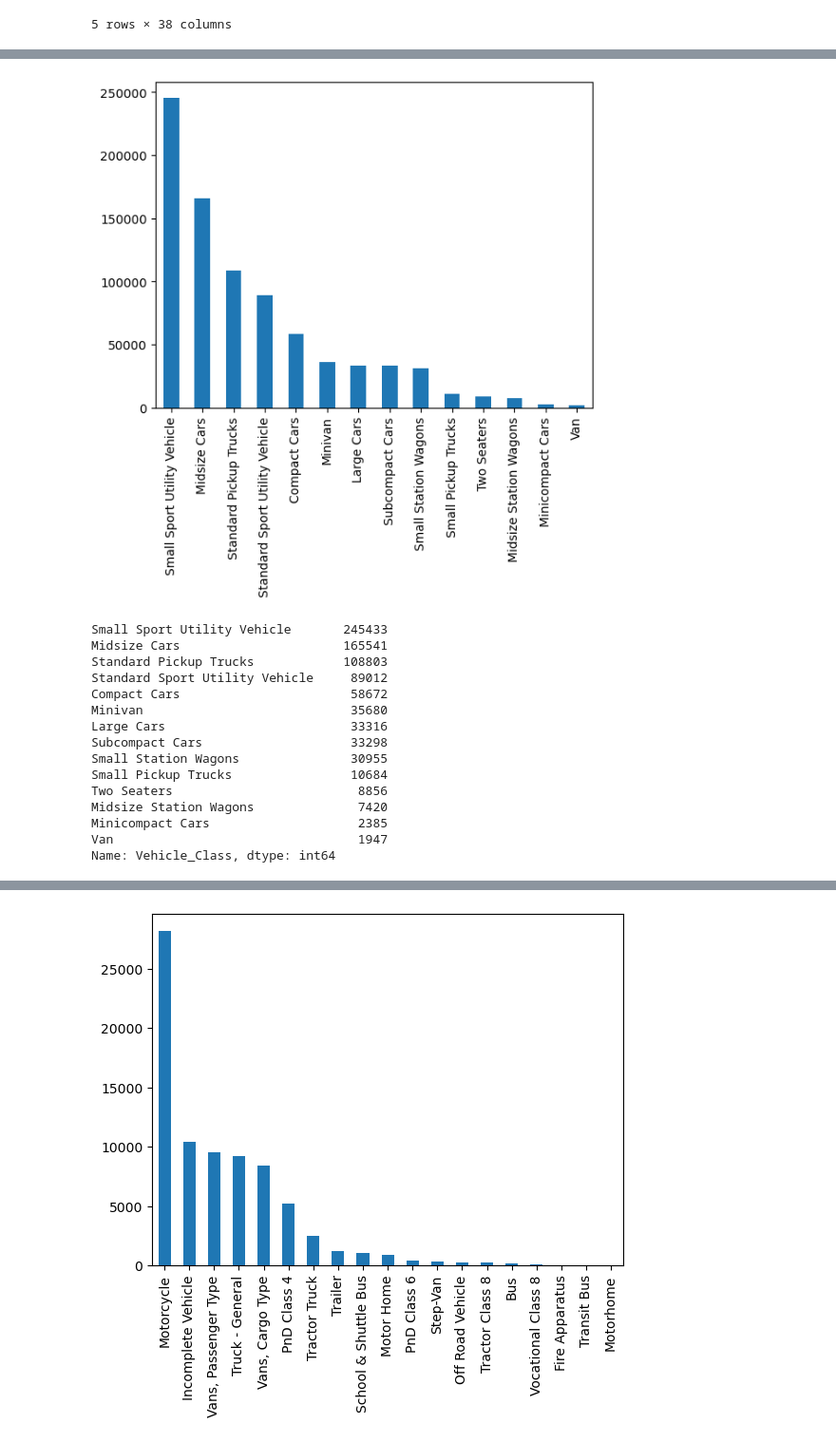
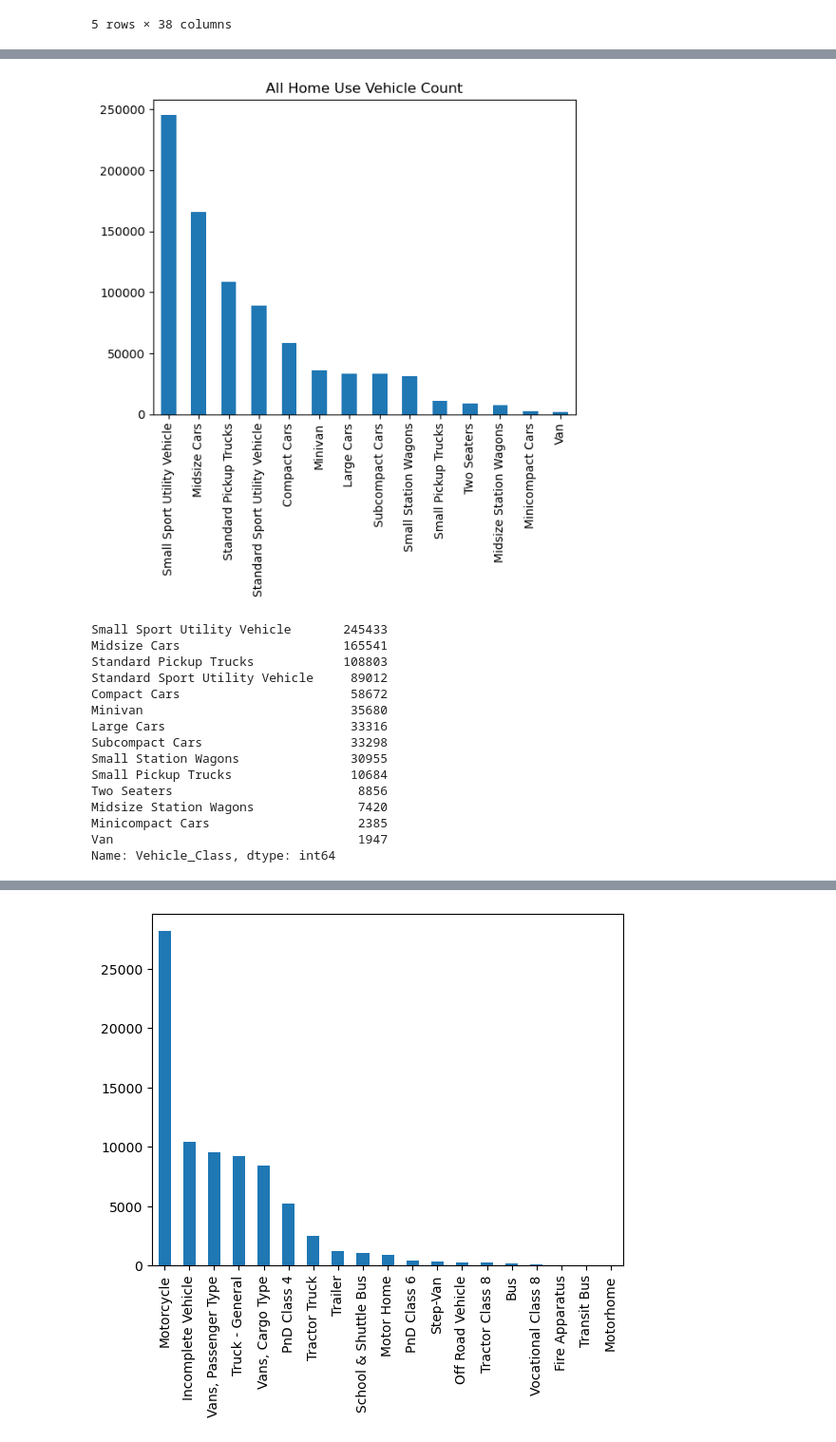
Before and after one commit to boyuan276/EVI-Pro-Lite, a Jupyter notebook: vehicle_type.ipynb, the cells around one changed output, grey strips where cells are left out. Shown at 95% size. Drawn from its saved outputs; the diff is of its cells as text; code cells hidden in the pictures.

```diff
--- a/vehicle_type.ipynb
+++ b/vehicle_type.ipynb
@@ -9,6 +9,8 @@ cwd = os.getcwd()
 data_dir = os.path.join(cwd, 'NYSERDA_Data')
 print(f'Data directory: {data_dir}')
 vehicle_dis = pd.read_csv(os.path.join(data_dir,'Vehicle Description.csv'))
+NYzipcode_df = pd.read_csv(os.path.join(data_dir, 'nys_zipcode.csv'))
+NYzipcode_df = NYzipcode_df[['ZIP Code','County']]
 # %% [output]
 Data directory: c:\Cornell\Research\EVI-Pro-Lite\NYSERDA_Data
 # %%
@@ -92,7 +103,7 @@ merged_vehicle = merged_vehicle[merged_vehicle['Vehicle_Class'] != 'Unknown']
 # All types above are residental vehicles.
 residental_vehicle = ['Midsize Cars', 'Compact Cars', 'Midsize Station Wagons', 'Standard Pickup Trucks', 'Van', 'Minivan', 'Small Sport Utility Vehicle', 'Standard Sport Utility Vehicle', 'Subcompact Cars', 'Small Station Wagons', 'Large Cars', 'Two Seaters', 'Minicompact Cars', 'Small Pickup Trucks']
 home_use_all = merged_vehicle[(merged_vehicle['Vehicle_Class'].isin(residental_vehicle))]
-selected_columns = ['Year','Drivetrain_Type','Vehicle_Class','VIN_Key','ZIP Code','RegistrationMonth','DMV_ID']
+selected_columns = ['Year','Drivetrain_Type','Vehicle_Class','VIN_Key','ZIP Code','RegistrationMonth','DMV_ID','Vehicle Count']
 home_use_selected = home_use_all[selected_columns]
 home_use_selected.head()
 # %% [output]
@@ -105,10 +116,11 @@ home_use_selected.head()
 # %%
 vehicle_counts = home_use_selected['Vehicle_Class'].value_counts()
 vehicle_counts.plot(kind = 'bar')
+plt.title('All Home Use Vehicle Count')
 plt.show()
 print(vehicle_counts)
 # %% [output]
-[figure, old version]
+[figure, new version]
 Small Sport Utility Vehicle       245433
 Midsize Cars                      165541
 Standard Pickup Trucks            108803
```
Also changed, not shown: parts of 8 cells of this notebook.
